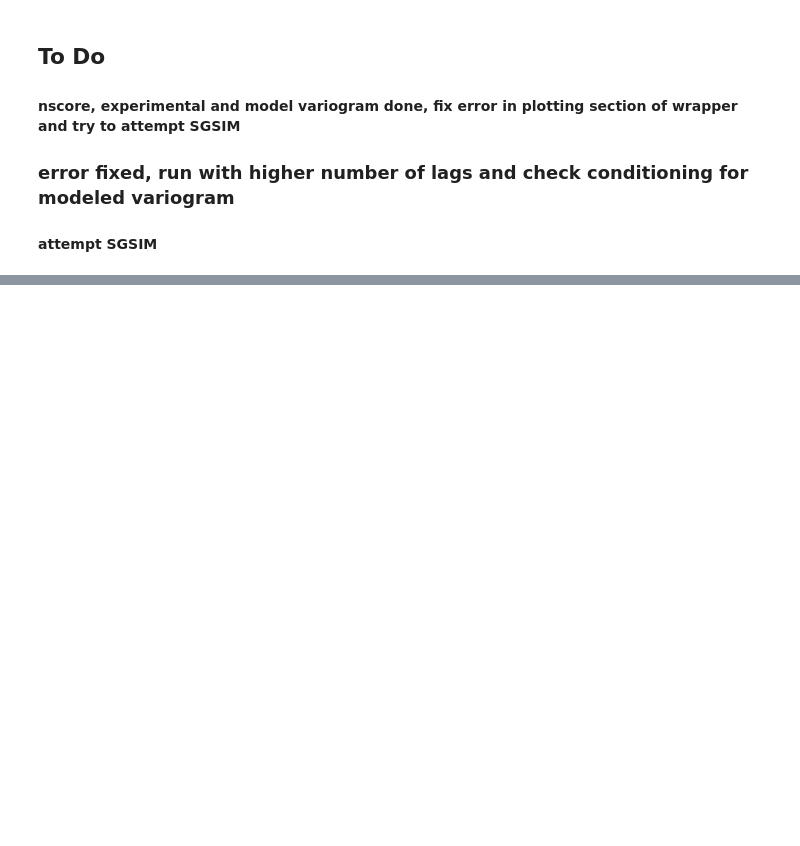
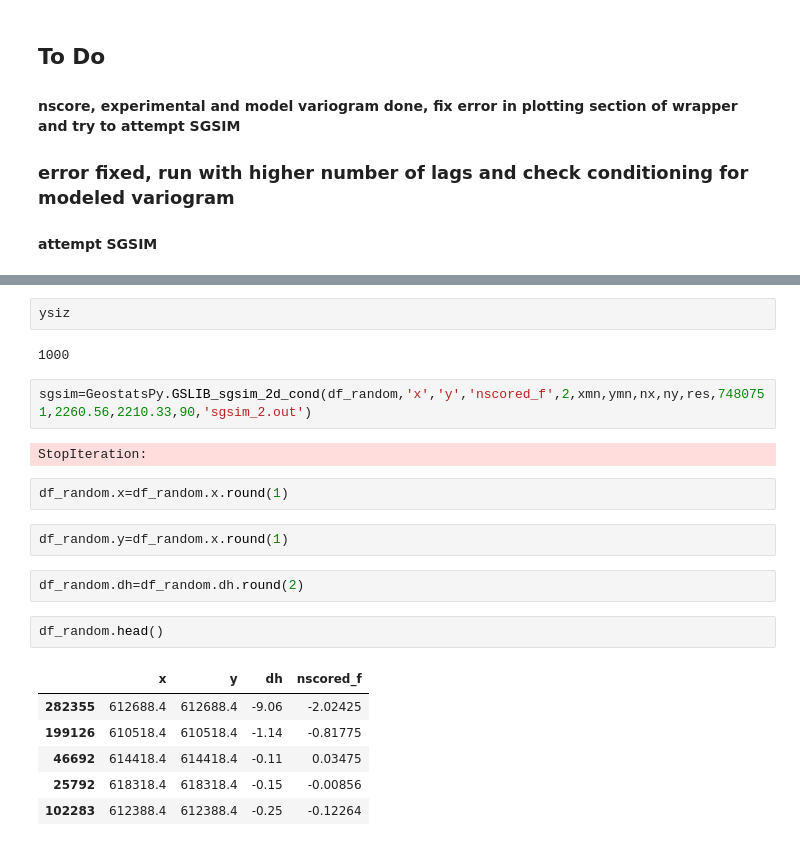
Before and after one commit to ShashankBice/raster_geostatistics, a Jupyter notebook: Geostats_Workflow_raster.ipynb, the cells around one changed output, grey strips where cells are left out. Saved outputs shown, nothing was run; the diff lists cells and outputs as text; blank space fills up the shorter version.

Commit message:
the failing sgsim

```diff
--- a/Geostats_Workflow_raster.ipynb
+++ b/Geostats_Workflow_raster.ipynb
@@ -208,0 +427,23 @@ gamma_x_mod
+# %%
+ysiz
+# %% [output]
+1000
+# %%
+sgsim=GeostatsPy.GSLIB_sgsim_2d_cond(df_random,'x','y','nscored_f',2,xmn,ymn,nx,ny,res,7480751,2260.56,2210.33,90,'sgsim_2.out')
+# %% [output]
+StopIteration:
+# %%
+df_random.x=df_random.x.round(1)
+# %%
+df_random.y=df_random.x.round(1)
+# %%
+df_random.dh=df_random.dh.round(2)
+# %%
+df_random.head()
+# %% [output]
+|  | x | y | dh | nscored_f |
+| 282355 | 612688.4 | 612688.4 | -9.06 | -2.02425 |
+| 199126 | 610518.4 | 610518.4 | -1.14 | -0.81775 |
+| 46692 | 614418.4 | 614418.4 | -0.11 | 0.03475 |
+| 25792 | 618318.4 | 618318.4 | -0.15 | -0.00856 |
+| 102283 | 612388.4 | 612388.4 | -0.25 | -0.12264 |
```
Also changed, not shown: parts of 94 cells of this notebook.
